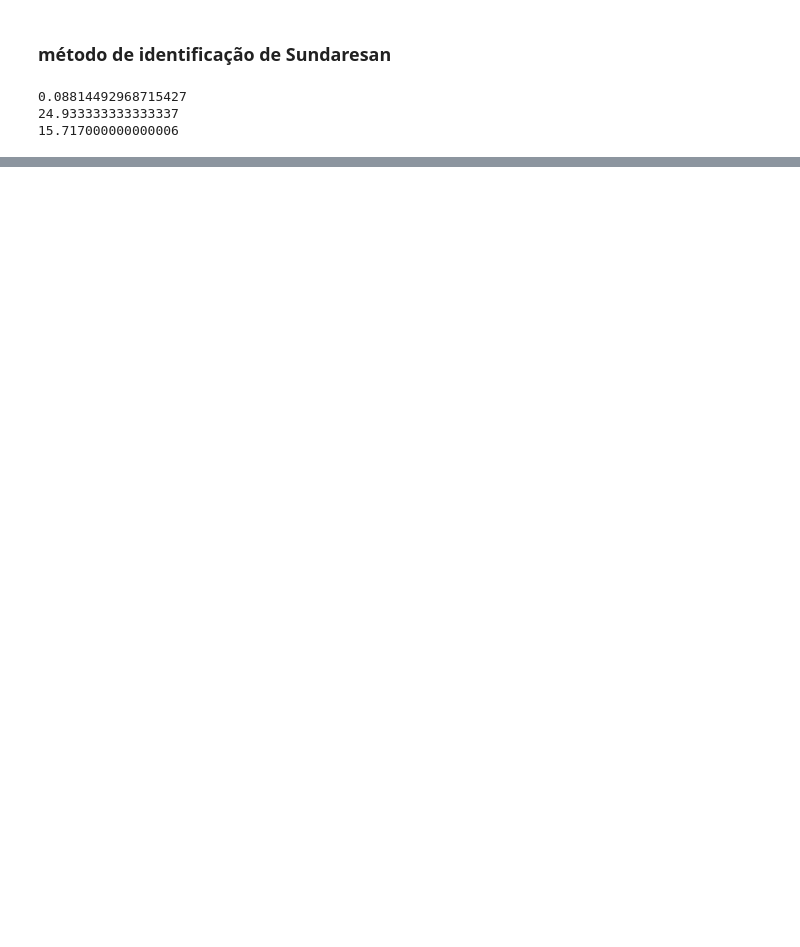
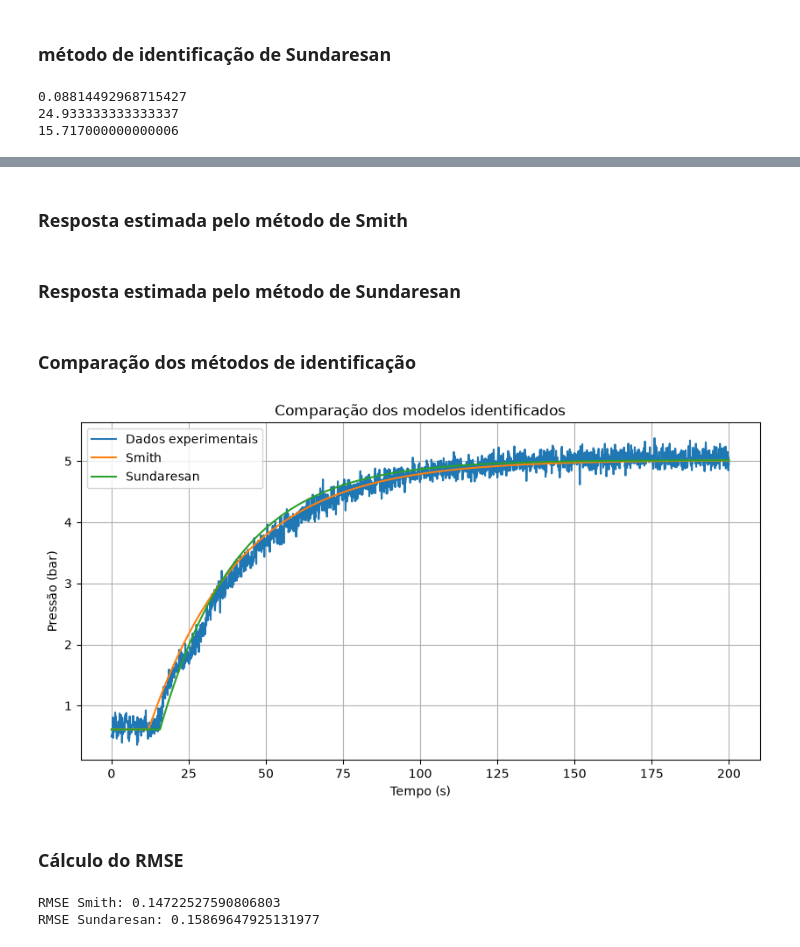
Before and after one commit to natalia-batista/Projeto-C13-, a Jupyter notebook: SistemasEmbarcados.ipynb, the cells around one changed output, grey strips where cells are left out. Cells and saved outputs as stored; diff of their text form; code cells hidden in the pictures; blank space fills up the shorter version.

Commit message:
implementação da identificação por Smith e Sundaresan com comparação RMSE

```diff
--- a/SistemasEmbarcados.ipynb
+++ b/SistemasEmbarcados.ipynb
@@ -135,0 +136,54 @@ plt.show()
+# %% [markdown]
+### Resposta estimada pelo método de Smith
+# %%
+saida_smith = np.zeros_like(t, dtype=float)
+
+for i in range(len(t)):
+    if t[i] < theta:
+        saida_smith[i] = y0
+    else:
+        saida_smith[i] = y0 + K * delta_u * (1 - np.exp(-(t[i] - theta) / tau))
+# %% [markdown]
+### Resposta estimada pelo método de Sundaresan
+# %%
+saida_sundaresan = np.zeros_like(t, dtype=float)
+
+for i in range(len(t)):
+    if t[i] < theta_sun:
+        saida_sundaresan[i] = y0
+    else:
+        saida_sundaresan[i] = y0 + K * delta_u * (1 - np.exp(-(t[i] - theta_sun) / tau_sun))
+# %% [markdown]
+### Comparação dos métodos de identificação
+# %%
+
+plt.figure(figsize=(10, 5))
+
+plt.plot(t, saida, label='Dados experimentais')
+
+plt.plot(t, saida_smith, label='Smith')
+
+plt.plot(t,saida_sundaresan, label='Sundaresan')
+
+plt.xlabel('Tempo (s)')
+plt.ylabel('Pressão (bar)')
+plt.title('Comparação dos modelos identificados')
+
+plt.grid()
+plt.legend()
+
+plt.show()
+# %% [output]
+[figure, added]
+# %% [markdown]
+### Cálculo do RMSE
+# %%
+rmse_smith = np.sqrt(np.mean((saida - saida_smith) ** 2))
+
+rmse_sundaresan = np.sqrt(np.mean((saida - saida_sundaresan) ** 2))
+
+print("RMSE Smith:", rmse_smith)
+print("RMSE Sundaresan:", rmse_sundaresan)
+# %% [output]
+RMSE Smith: 0.14722527590806803
+RMSE Sundaresan: 0.15869647925131977
```
Also changed, not shown: parts of 3 cells of this notebook.
